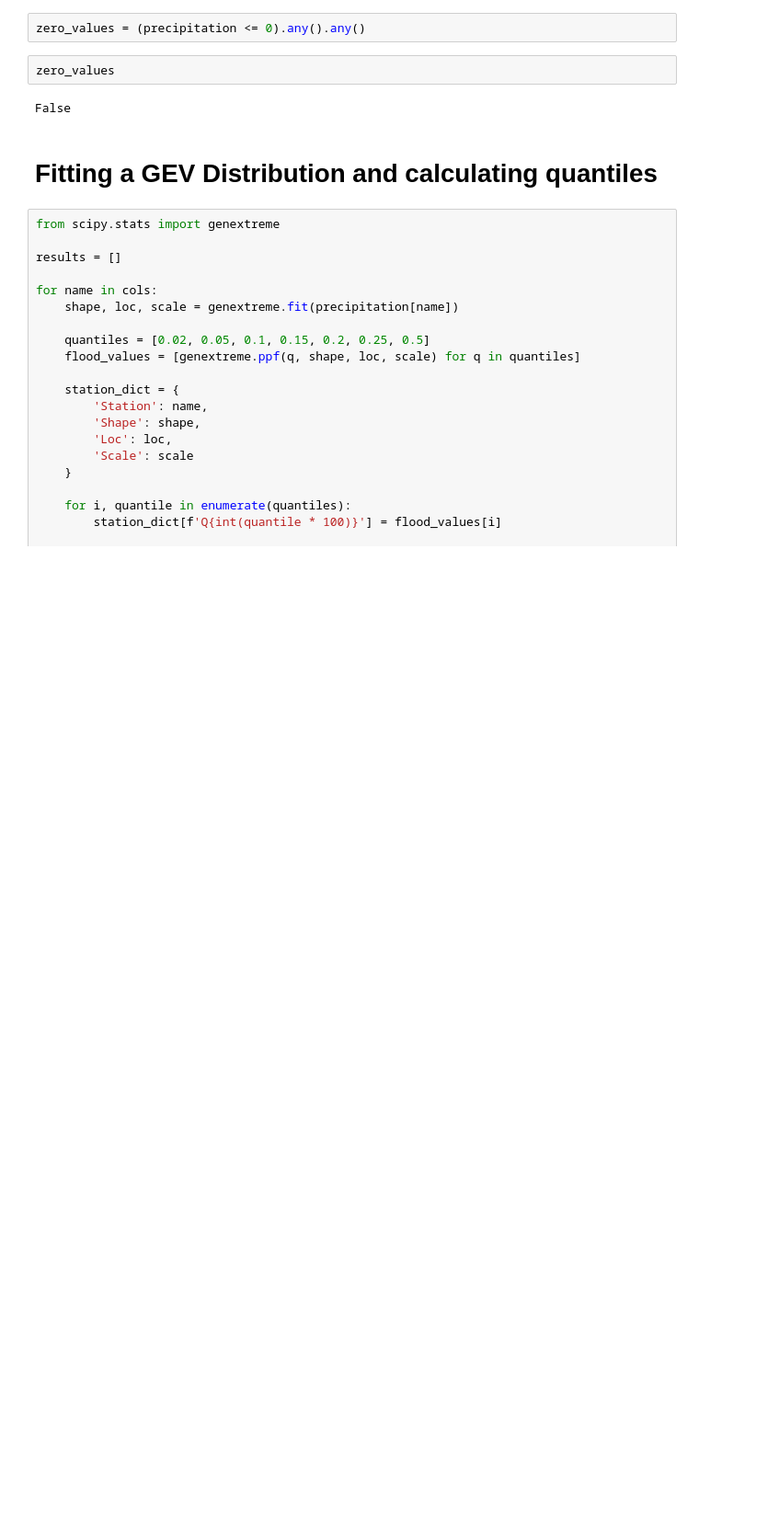
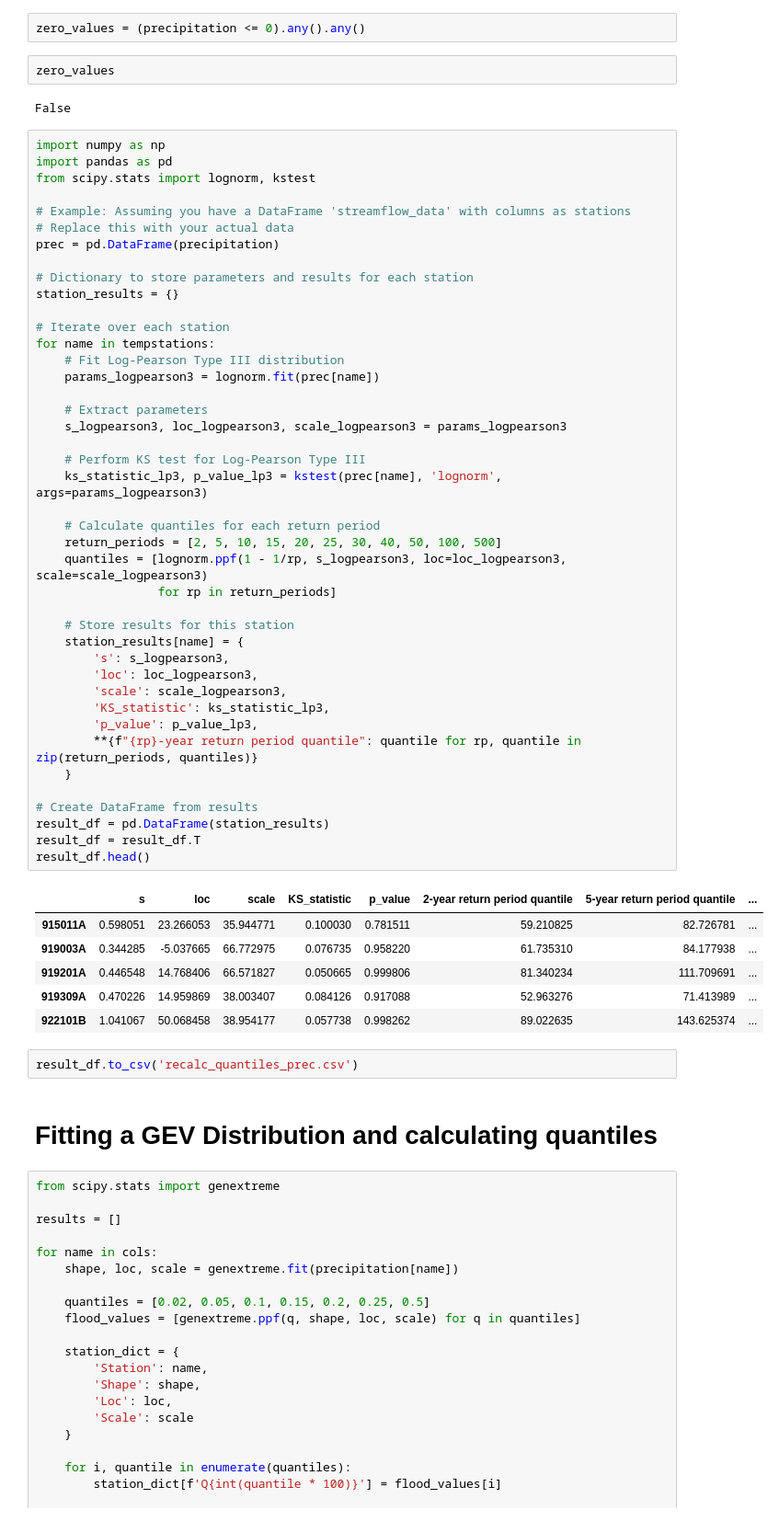
Before and after one commit to Sankalp-2820/Regional-Flood-Frequency-Analysis, a Jupyter notebook: CE6670_Project_Part_3.ipynb, the cells around one changed output. Shown: that part at 92% size. Saved outputs shown, nothing was run; the diff lists cells and outputs as text; blank space fills up the shorter version.

```diff
--- a/CE6670_Project_Part_3.ipynb
+++ b/CE6670_Project_Part_3.ipynb
@@ -544,6 +235,57 @@ zero_values = (precipitation <= 0).any().any()
 zero_values
 # %% [output]
 False
+# %%
+import numpy as np
+import pandas as pd
+from scipy.stats import lognorm, kstest
+
+# Example: Assuming you have a DataFrame 'streamflow_data' with columns as stations
+# Replace this with your actual data
+prec = pd.DataFrame(precipitation)
+
+# Dictionary to store parameters and results for each station
+station_results = {}
+
+# Iterate over each station
+for name in tempstations:
+    # Fit Log-Pearson Type III distribution
+    params_logpearson3 = lognorm.fit(prec[name])
+
+    # Extract parameters
+    s_logpearson3, loc_logpearson3, scale_logpearson3 = params_logpearson3
+
+    # Perform KS test for Log-Pearson Type III
+    ks_statistic_lp3, p_value_lp3 = kstest(prec[name], 'lognorm', args=params_logpearson3)
+
+    # Calculate quantiles for each return period
+    return_periods = [2, 5, 10, 15, 20, 25, 30, 40, 50, 100, 500]
+    quantiles = [lognorm.ppf(1 - 1/rp, s_logpearson3, loc=loc_logpearson3, scale=scale_logpearson3)
+                 for rp in return_periods]
+
+    # Store results for this station
+    station_results[name] = {
+        's': s_logpearson3,
+        'loc': loc_logpearson3,
+        'scale': scale_logpearson3,
+        'KS_statistic': ks_statistic_lp3,
+        'p_value': p_value_lp3,
+        **{f"{rp}-year return period quantile": quantile for rp, quantile in zip(return_periods, quantiles)}
+    }
+
+# Create DataFrame from results
+result_df = pd.DataFrame(station_results)
+result_df = result_df.T
+result_df.head()
+# %% [output]
+|  | s | loc | scale | KS_statistic | p_value | 2-year return period quantile | 5-year return period quantile | ... |
+| 915011A | 0.598051 | 23.266053 | 35.944771 | 0.100030 | 0.781511 | 59.210825 | 82.726781 | ... |
+| 919003A | 0.344285 | -5.037665 | 66.772975 | 0.076735 | 0.958220 | 61.735310 | 84.177938 | ... |
+| 919201A | 0.446548 | 14.768406 | 66.571827 | 0.050665 | 0.999806 | 81.340234 | 111.709691 | ... |
+| 919309A | 0.470226 | 14.959869 | 38.003407 | 0.084126 | 0.917088 | 52.963276 | 71.413989 | ... |
+| 922101B | 1.041067 | 50.068458 | 38.954177 | 0.057738 | 0.998262 | 89.022635 | 143.625374 | ... |
+# %%
+result_df.to_csv('recalc_quantiles_prec.csv')
 # %% [markdown]
 # Fitting a GEV Distribution and calculating quantiles
 # %%
```
Also changed, not shown: parts of 14 cells of this notebook.
